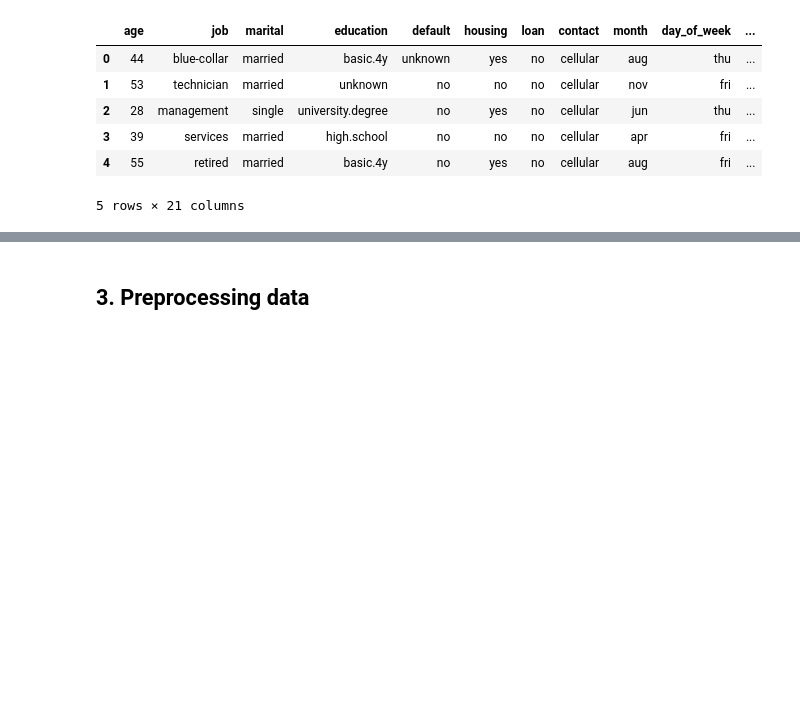
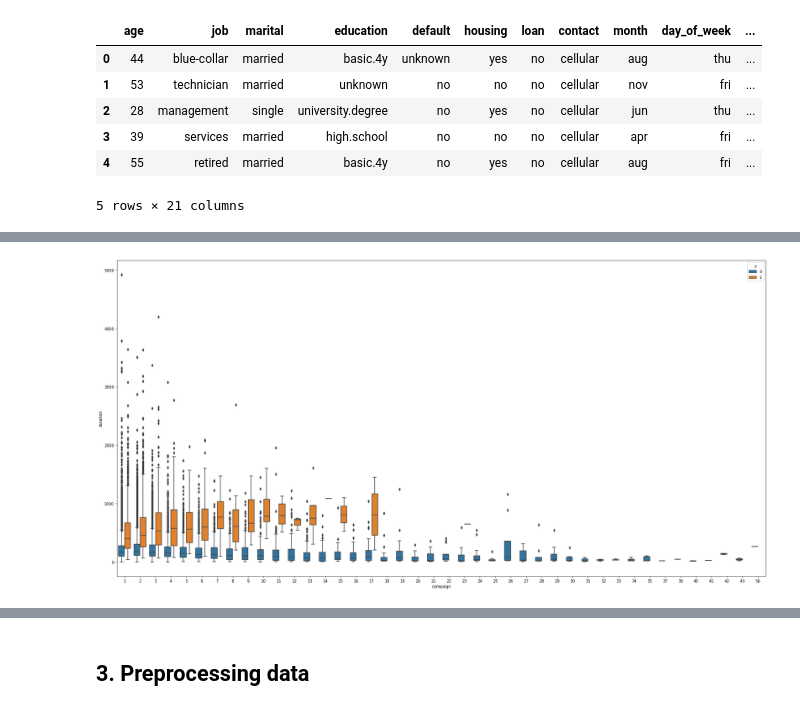
Before and after one commit to CGAInstitution/proxecto-final-ud2-GuillermoGarMar, a Jupyter notebook: ML.UD2.Supervised-FinalProject.ipynb, the cells around one changed output, grey strips where cells are left out. Saved outputs shown, nothing was run; the diff lists cells and outputs as text; code cells hidden in the pictures; blank space fills up the shorter version.

```diff
--- a/ML.UD2.Supervised-FinalProject.ipynb
+++ b/ML.UD2.Supervised-FinalProject.ipynb
@@ -103,3 +103,8 @@ dftest.describe()
 | 50% | 38.000000 | 181.000000 | 2.000000 | 999.000000 | 0.000000 | 1.100000 | 93.749000 | -41.800000 | ... |
 | 75% | 47.000000 | 317.000000 | 3.000000 | 999.000000 | 0.000000 | 1.400000 | 93.994000 | -36.400000 | ... |
 | max | 88.000000 | 3643.000000 | 35.000000 | 999.000000 | 6.000000 | 1.400000 | 94.767000 | -26.900000 | ... |
+# %%
+plt.figure(figsize=(30,15))
+bp = sns.boxplot(x="campaign", y="duration",hue="y", data=dftrain)
+# %% [output]
+[figure, added]
```
Also changed, not shown: parts of 8 cells of this notebook.
